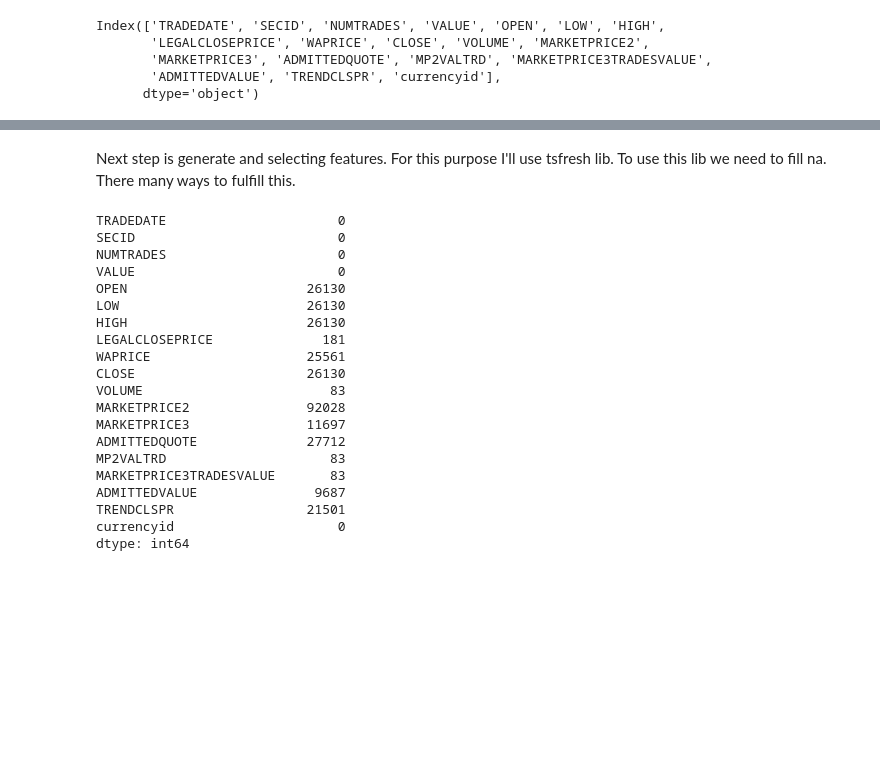
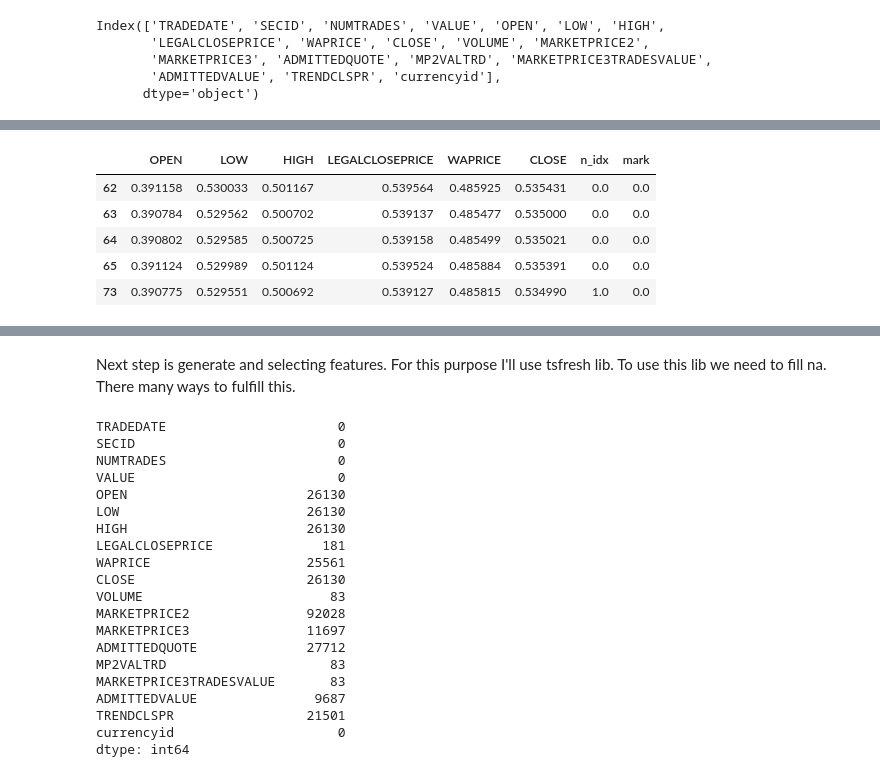
Before and after one commit to T1r3sh/pnd_project, a Jupyter notebook: notebooks/main.ipynb, the cells around one changed output, grey strips where cells are left out. Drawn from its saved outputs; the diff is of its cells as text; code cells hidden in the pictures; blank space fills up the shorter version.

```diff
--- a/notebooks/main.ipynb
+++ b/notebooks/main.ipynb
@@ -74,0 +305,9 @@ Index(['TRADEDATE', 'SECID', 'NUMTRADES', 'VALUE', 'OPEN', 'LOW', 'HIGH',
+# %%
+new_tmp_df.dropna(subset=["n_idx"]).head()
+# %% [output]
+|  | OPEN | LOW | HIGH | LEGALCLOSEPRICE | WAPRICE | CLOSE | n_idx | mark |
+| 62 | 0.391158 | 0.530033 | 0.501167 | 0.539564 | 0.485925 | 0.535431 | 0.0 | 0.0 |
+| 63 | 0.390784 | 0.529562 | 0.500702 | 0.539137 | 0.485477 | 0.535000 | 0.0 | 0.0 |
+| 64 | 0.390802 | 0.529585 | 0.500725 | 0.539158 | 0.485499 | 0.535021 | 0.0 | 0.0 |
+| 65 | 0.391124 | 0.529989 | 0.501124 | 0.539524 | 0.485884 | 0.535391 | 0.0 | 0.0 |
+| 73 | 0.390775 | 0.529551 | 0.500692 | 0.539127 | 0.485815 | 0.534990 | 1.0 | 0.0 |
```
Also changed, not shown: parts of 31 cells of this notebook, 19 other files.
